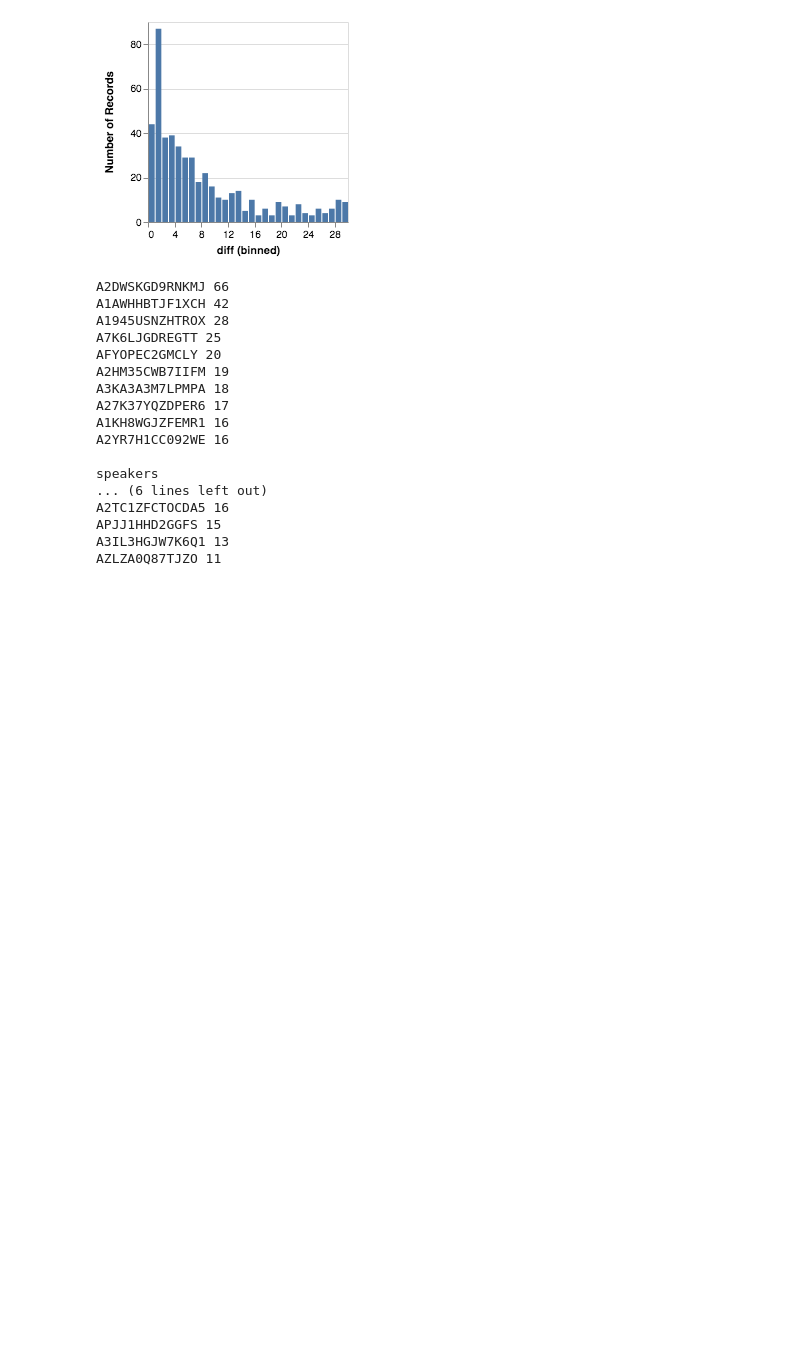
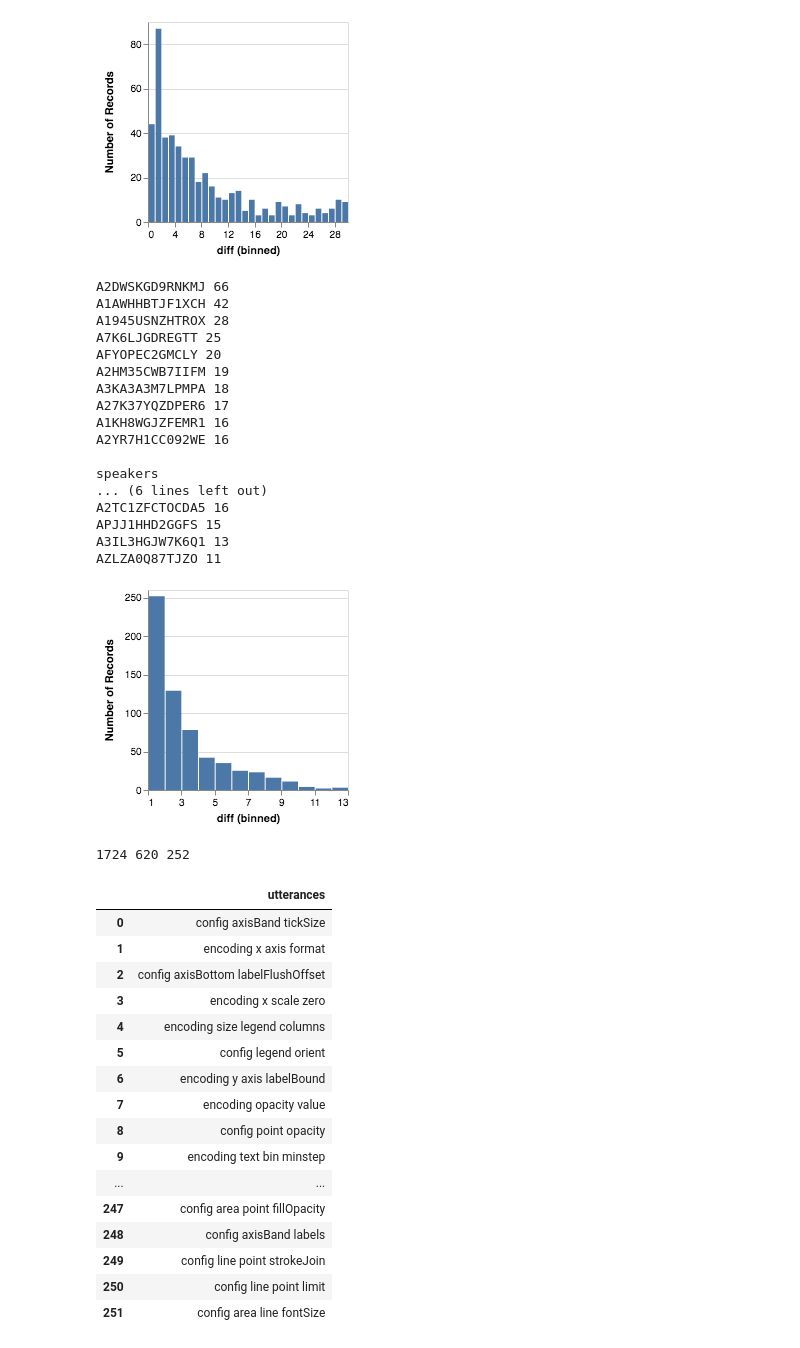
Before and after one commit to stanfordnlp/plot-data, a Jupyter notebook: stats.ipynb, the cells around one changed output. Drawn from its saved outputs; the diff is of its cells as text; code cells hidden in the pictures; blank space fills up the shorter version.

```diff
--- a/stats.ipynb
+++ b/stats.ipynb
@@ -83,3 +83,56 @@ A2TC1ZFCTOCDA5 16
 APJJ1HHD2GGFS 15
 A3IL3HGJW7K6Q1 13
 AZLZA0Q87TJZO 11
+# %%
+import pandas as pd
+import collections
+pd.set_option("display.max_rows", None)
+dataf = open(cd('speaker.listener.jsonl'))
+data = [json.loads(l) for l in dataf.readlines()]
+utts = [l['q'][1]['utterance'] for l in data]
+formulas = [l['q'][1]['targetFormula'] for l in data]
+paths = list(map(lambda x: x[:x.index(':')], formulas))
+pathsset = set(paths)
+pathcounter = collections.Counter(paths)
+uniques = [k for k in pathcounter.keys() if pathcounter[k] <= 1]
+freqfreq = pathcounter.values()
+spec = {
+      "data": {"values": [{"diff": v} for v in freqfreq]},
+      "mark": "bar",
+      "encoding": {
+        "x": {
+          "field": "diff",
+          "type": "quantitative",
+          "bin": {"step": 1}
+        },
+        "y": {
+          "aggregate": "count",
+          "type": "quantitative"
+        }
+      }
+    }
+display(alt.VegaLite(spec))
+
+print(len(paths), len(pathsset), len(uniques))
+table = pd.DataFrame({'utterances': uniques})
+display(table)
+# %% [output]
+[figure, added]
+1724 620 252
+|  | utterances |
+| 0 | config axisBand tickSize |
+| 1 | encoding x axis format |
+| 2 | config axisBottom labelFlushOffset |
+| 3 | encoding x scale zero |
+| 4 | encoding size legend columns |
+| 5 | config legend orient |
+| 6 | encoding y axis labelBound |
+| 7 | encoding opacity value |
+| 8 | config point opacity |
+| 9 | encoding text bin minstep |
+| ... | ... |
+| 247 | config area point fillOpacity |
+| 248 | config axisBand labels |
+| 249 | config line point strokeJoin |
+| 250 | config line point limit |
+| 251 | config area line fontSize |
```
Also changed, not shown: 9 other files.
